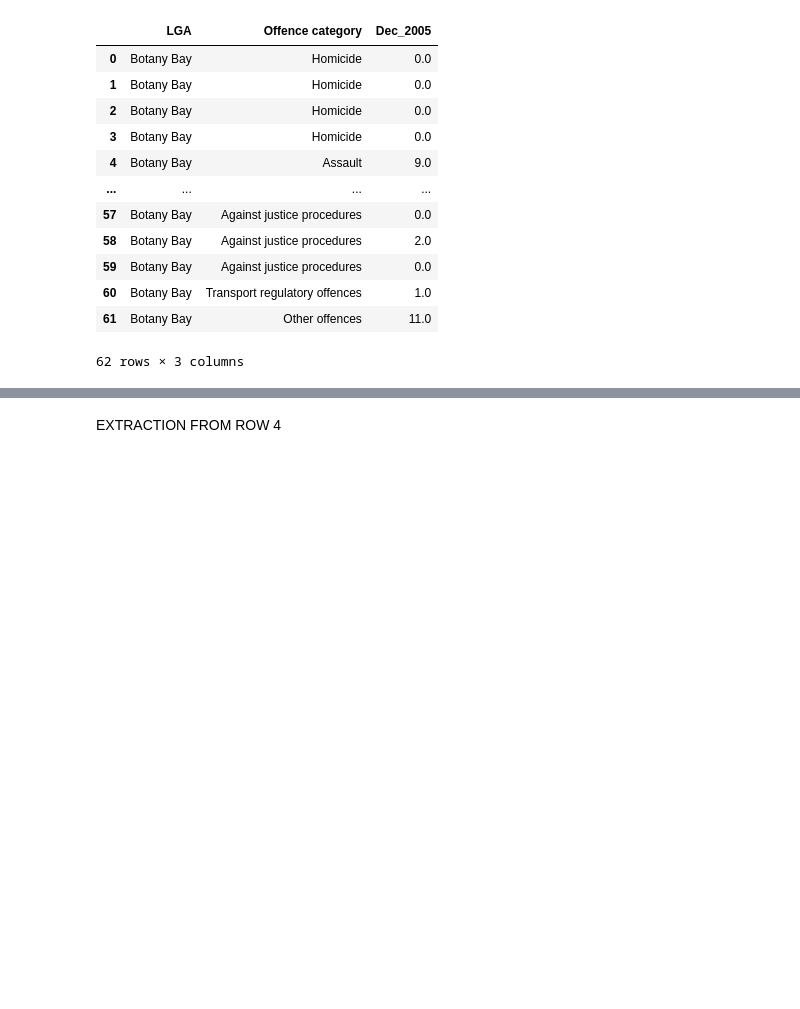
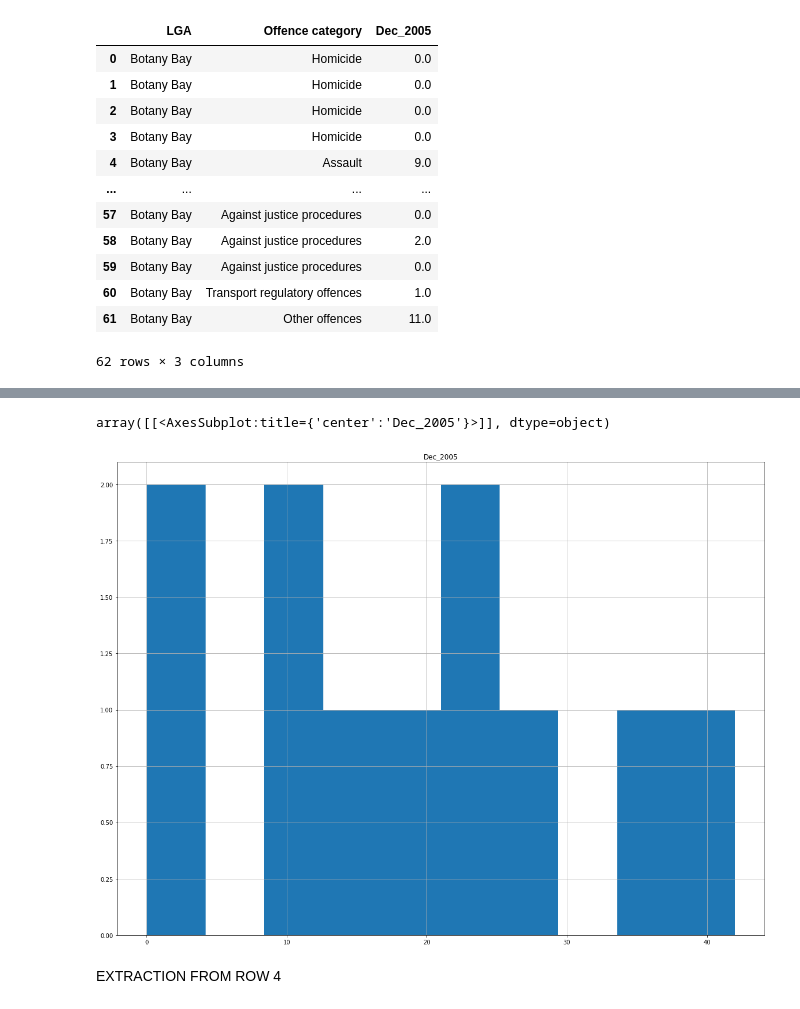
Before and after one commit to joshmic/Data_Project, a Jupyter notebook: Crime Data - NSW.ipynb, the cells around one changed output, grey strips where cells are left out. Cells and saved outputs as stored; diff of their text form; code cells hidden in the pictures; blank space fills up the shorter version.

Commit message:
Data Project - Push 2

```diff
--- a/Crime Data - NSW.ipynb
+++ b/Crime Data - NSW.ipynb
@@ -163,0 +172,6 @@ crime_data_botany_bay.head(62)
+# %%
+rows_botany_bay_theft = crime_data[16:27]
+rows_botany_bay_theft
+
+crime_data_botany_bay_theft = rows_botany_bay_theft[['LGA','Offence category','Subcategory','Dec_2005']]
+crime_data_botany_bay_theft.head(11)
@@ -164,3 +191,8 @@ crime_data_botany_bay.head(62)
+# %%
+crime_data_botany_bay_theft.hist()
+# %% [output]
+array([[<AxesSubplot:title={'center':'Dec_2005'}>]], dtype=object)
+[figure, added]
 # %% [markdown]
 EXTRACTION FROM ROW 4
 # %%
```
Also changed, not shown: parts of 3 cells of this notebook.
